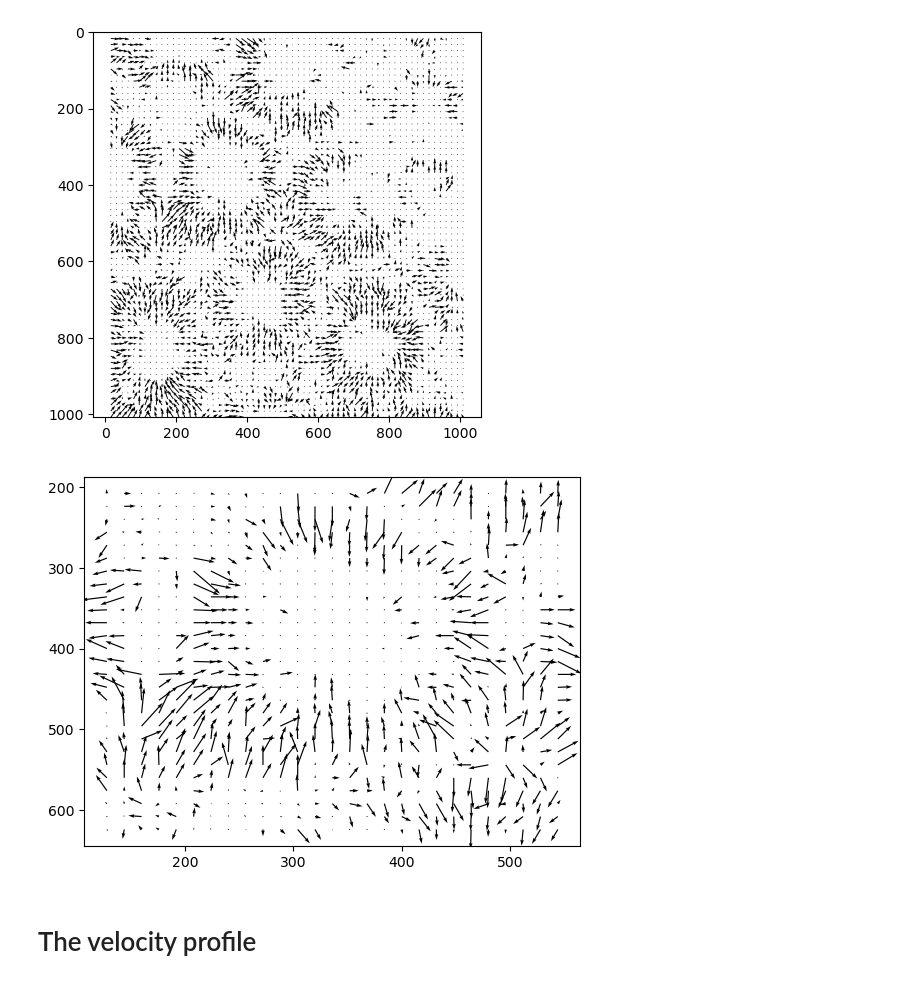
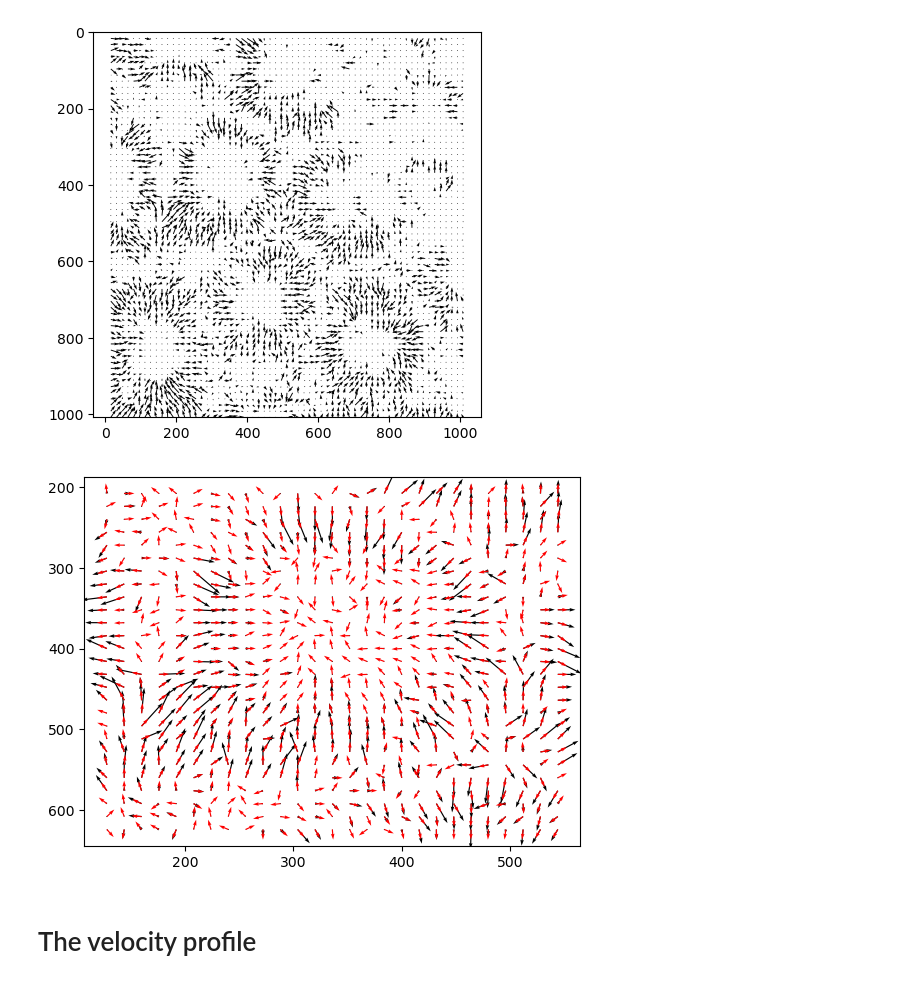
Before and after one commit to rzhou-space/PIV_analysis_headon_data, a Jupyter notebook: mesenchym_analysis.ipynb, the cells around one changed output. Drawn from its saved outputs; the diff is of its cells as text; code cells hidden in the pictures.

```diff
--- a/mesenchym_analysis.ipynb
+++ b/mesenchym_analysis.ipynb
@@ -44,11 +44,15 @@ y_test = ygrid[0][7:34, 12:39]
 U_test = U[t][7:34, 12:39]
 V_test = V[t][7:34, 12:39]
 M_test = M[t][7:34, 12:39]
+# %%
+U_test_nor = U_test / M_test
+V_test_nor = V_test / M_test
 # %%
 plt.quiver(x_test, y_test, V_test, -U_test)
+plt.quiver(x_test, y_test, V_test_nor, -U_test_nor, color = "red")
 plt.gca().invert_yaxis()
 # %% [output]
-[figure, old version]
+[figure, new version]
 # %% [markdown]
 # The velocity profile
 # %%
```
Also changed, not shown: parts of 20 cells of this notebook.
